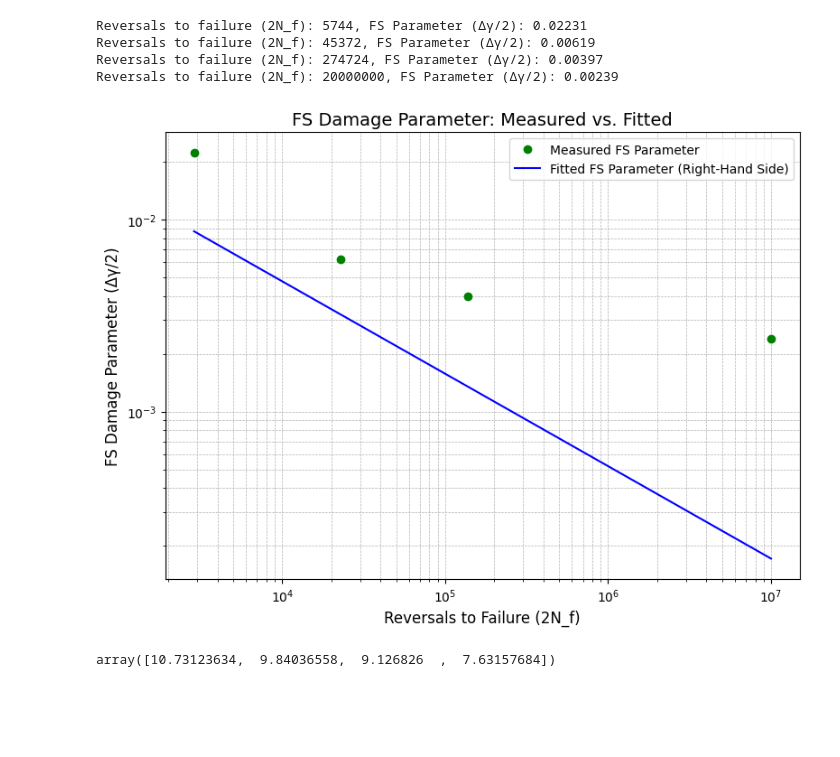
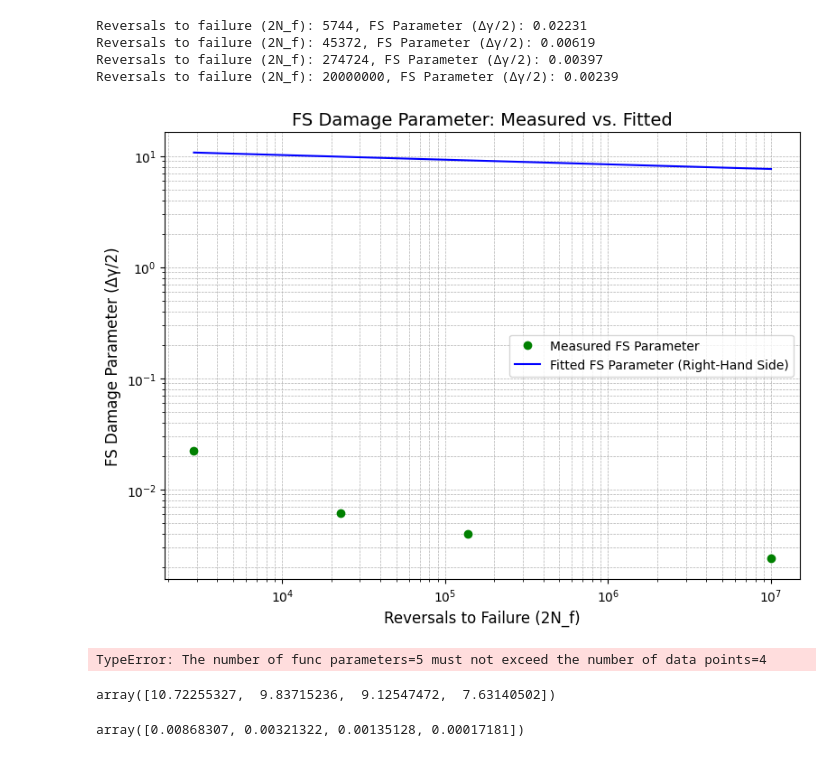
Before and after one commit to Anyi01/Project-VAL-modeling, a Jupyter notebook: VAL.ipynb, the cells around one changed output. Drawn from its saved outputs; the diff is of its cells as text; code cells hidden in the pictures; blank space fills up the shorter version.

```diff
--- a/VAL.ipynb
+++ b/VAL.ipynb
@@ -54,38 +54,92 @@ from scipy.optimize import curve_fit
 tau_f_prime = 683  # Shear fatigue strength coefficient (τ'_f) in MPa
 gamma_f_prime = 0.40  # Shear fatigue ductility coefficient (γ'_f)
 b_0 = -0.0417  # Shear fatigue strength exponent
+#b_0 = 2
 c_0 = -0.481  # Shear fatigue ductility exponent
 G = 45.7  # Shear modulus in MPa
 
 def fs_fitting_function(N, tau_f_prime, G, gamma_f_prime, b_0, c_0):
     elastic_term = (tau_f_prime / G) * (N ** b_0)  # Elastic component
     plastic_term = gamma_f_prime * (N ** c_0)      # Plastic component
     return elastic_term + plastic_term
 
-
+Nf_fit = np.logspace(np.log10(min(Nf)), np.log10(max(Nf)), 200)
 # Generate data for plotting the fitted curve
-fs_fitted = fs_fitting_function(Nf, tau_f_prime, G, gamma_f_prime, b_0, c_0)
+fs_fitted = fs_fitting_function(Nf_fit, tau_f_prime, G, gamma_f_prime, b_0, c_0)
 
 # Plotting the measured FS parameter vs. Reversals to Failure (2N_f)
 plt.figure(figsize=(8, 6))
 plt.loglog(Nf, fs_parameters, 'go', label='Measured FS Parameter')
 
 # Plotting the fitted FS parameter (from the right-hand side)
-plt.loglog(Nf, fs_fitted, 'b-', label='Fitted FS Parameter (Right-Hand Side)')
+plt.loglog(Nf_fit, fs_fitted, 'b-', label='Fitted FS Parameter (Right-Hand Side)')
 
 # Add labels and title
 plt.title('FS Damage Parameter: Measured vs. Fitted', fontsize=14)
 plt.xlabel('Reversals to Failure (2N_f)', fontsize=12)
 plt.ylabel('FS Damage Parameter (Δγ/2)', fontsize=12)
 plt.grid(True, which="both", ls="--", lw=0.5)
 plt.legend()
 plt.tight_layout()
 
 # Show plot
 plt.show()
 # %% [output]
-[figure, old version]
+[figure, new version]
-# %%
-fs_fitted
-# %% [output]
-array([10.73123634,  9.84036558,  9.126826  ,  7.63157684])
+# %%
+import numpy as np
+import matplotlib.pyplot as plt
+from scipy.optimize import curve_fit
+
+# Material properties for the right-hand side calculation
+tau_f_prime = 683  # Shear fatigue strength coefficient (τ'_f) in MPa
+gamma_f_prime = 0.40  # Shear fatigue ductility coefficient (γ'_f)
+b_0 = -0.0417  # Shear fatigue strength exponent
+#b_0 = 2
+c_0 = -0.481  # Shear fatigue ductility exponent
+G = 45.7  # Shear modulus in MPa
+
+# Right-hand side of the FS equation (fitting function)
+def fs_fitting_function(N, tau_f_prime, G, gamma_f_prime, b_0, c_0):
+    elastic_term = (tau_f_prime / G) * (2 * N) ** b_0  # Elastic component
+    plastic_term = gamma_f_prime * (2 * N) ** c_0      # Plastic component
+    return elastic_term + plastic_term
+
+# Fit the right-hand side to the measured FS parameter data
+popt, _ = curve_fit(fs_fitting_function, Nf, delta_gamma_over_2)
+
+# Generate data for plotting the fitted curve
+Nf_fit = np.logspace(np.log10(min(Nf)), np.log10(max(Nf)), 200)
+fs_fitted = fs_fitting_function(Nf_fit, *popt)
+
+# Plotting the measured FS parameter vs. Reversals to Failure (2N_f)
+plt.figure(figsize=(8, 6))
+plt.loglog(Nf, delta_gamma_over_2, 'go', label='Measured FS Parameter')
+
+# Plotting the fitted FS parameter (from the right-hand side)
+plt.loglog(Nf_fit, fs_fitted, 'b-', label='Fitted FS Parameter (Right-Hand Side)')
+
+# Add labels and title
+plt.title('FS Damage Parameter: Measured vs. Fitted', fontsize=14)
+plt.xlabel('Reversals to Failure (2N_f)', fontsize=12)
+plt.ylabel('FS Damage Parameter (Δγ/2)', fontsize=12)
+plt.grid(True, which="both", ls="--", lw=0.5)
+plt.legend()
+plt.tight_layout()
+
+# Show plot
+plt.show()
+
+# Print fitted parameters
+print("Fitted parameters for right-hand side FS equation:")
+print(f"τ'_f: {popt[0]:.2f} MPa, G: {popt[1]:.2f} MPa, γ'_f: {popt[2]:.2f}, b_0: {popt[3]:.4f}, c_0: {popt[4]:.4f}")
+# %% [output]
+TypeError: The number of func parameters=5 must not exceed the number of data points=4
+# %%
+(tau_f_prime / G) * (Nf ** b_0)
+# %% [output]
+array([10.72255327,  9.83715236,  9.12547472,  7.63140502])
+# %%
+gamma_f_prime * (Nf ** c_0)
+# %% [output]
+array([0.00868307, 0.00321322, 0.00135128, 0.00017181])
```
